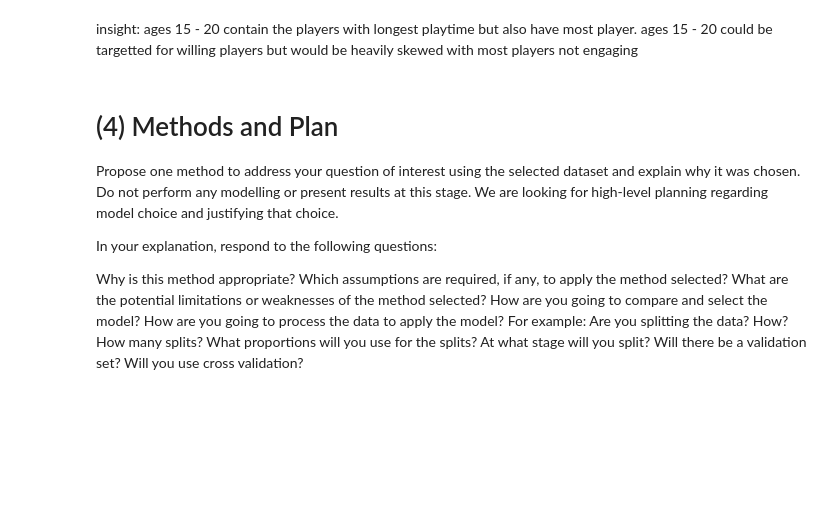
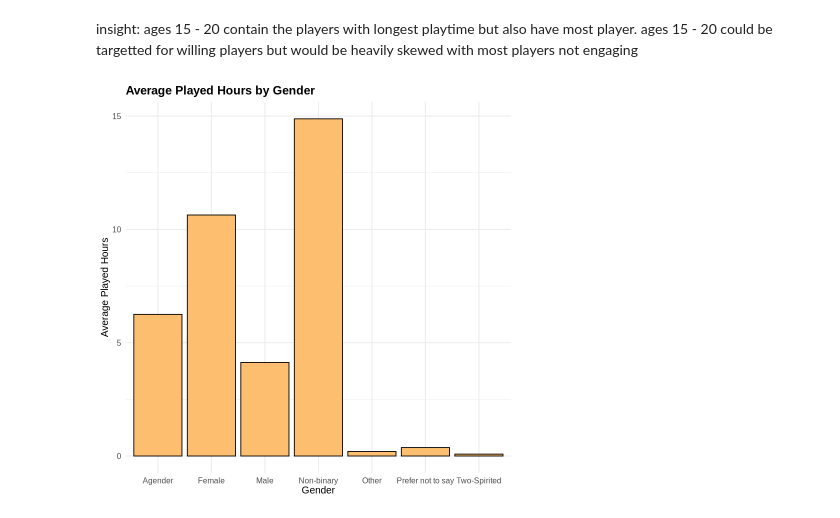
Before and after one commit to ctrl-tiramisu/dsci-100-2025w1-group-008, a Jupyter notebook: individual planning report.ipynb, the cells around one changed output. Saved outputs shown, nothing was run; the diff lists cells and outputs as text; code cells hidden in the pictures; blank space fills up the shorter version.

```diff
--- a/individual planning report.ipynb
+++ b/individual planning report.ipynb
@@ -328,14 +331,17 @@ Warning message:
 [figure]
 # %% [markdown]
 insight: ages 15 - 20 contain the players with longest playtime but also have most player. ages 15 - 20 could be targetted for willing players but would be heavily skewed with most players not engaging
-# %% [markdown]
-# (4) Methods and Plan
-Propose one method to address your question of interest using the selected dataset and explain why it was chosen. Do not perform any modelling or present results at this stage. We are looking for high-level planning regarding model choice and justifying that choice.
-
-In your explanation, respond to the following questions:
-
-Why is this method appropriate?
-Which assumptions are required, if any, to apply the method selected?
-What are the potential limitations or weaknesses of the method selected?
-How are you going to compare and select the model?
-How are you going to process the data to apply the model? For example: Are you splitting the data? How? How many splits? What proportions will you use for the splits? At what stage will you split? Will there be a validation set? Will you use cross validation?
+# %%
+#plot 5
+gender_played <- players |>
+  group_by(gender) |>
+  summarise(mean_hours = mean(played_hours)) |>
+  ggplot(aes(x = gender, y = mean_hours)) +
+  geom_bar(stat = "identity", fill = "#fdbf6f", color = "black") +
+  labs(title = "Average Played Hours by Gender", x = "Gender", y = "Average Played Hours") +
+  theme_minimal(base_size = 12) +
+  theme(plot.title = element_text(face = "bold"))
+
+gender_played
+# %% [output]
+[figure, added]
```
Also changed, not shown: parts of 12 cells of this notebook.
